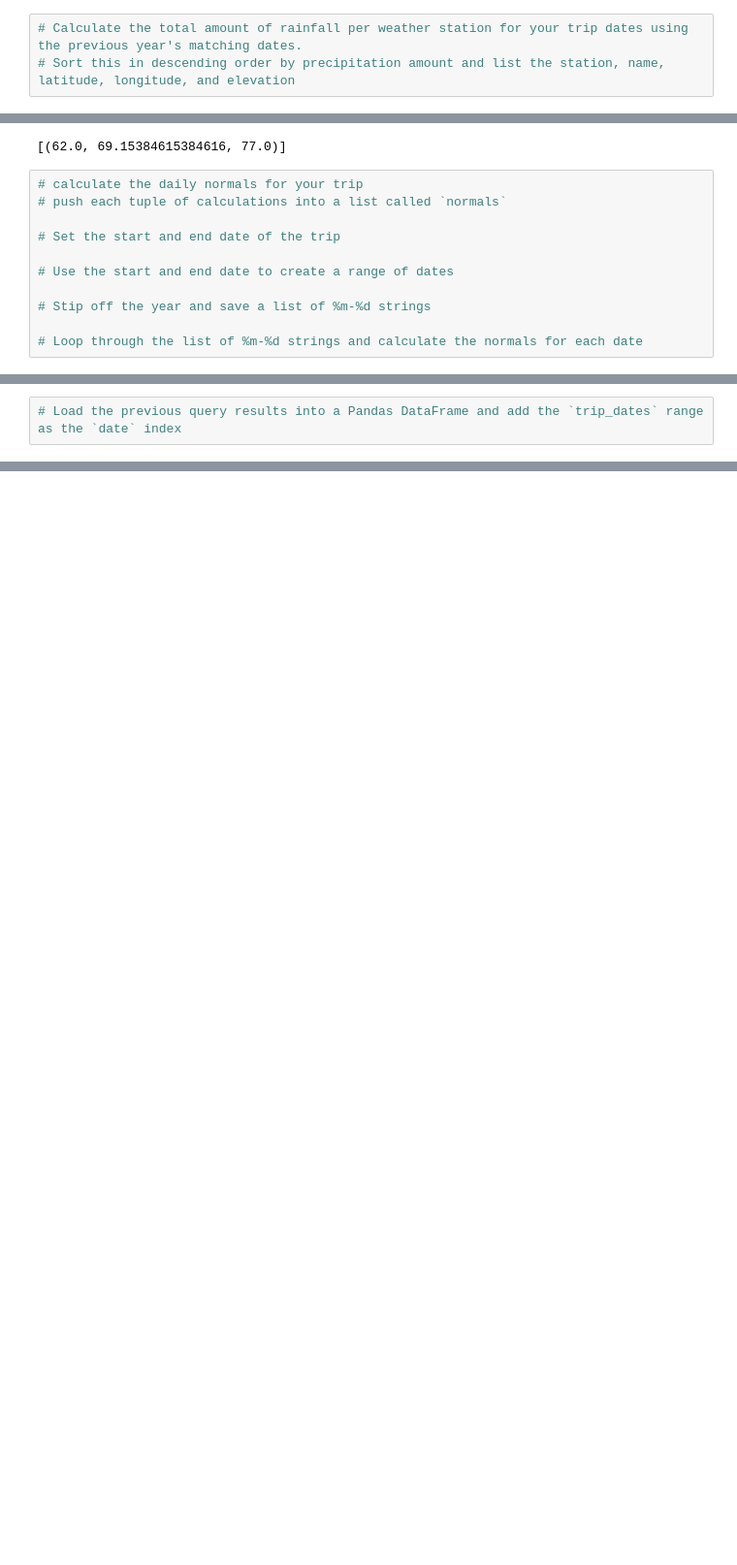
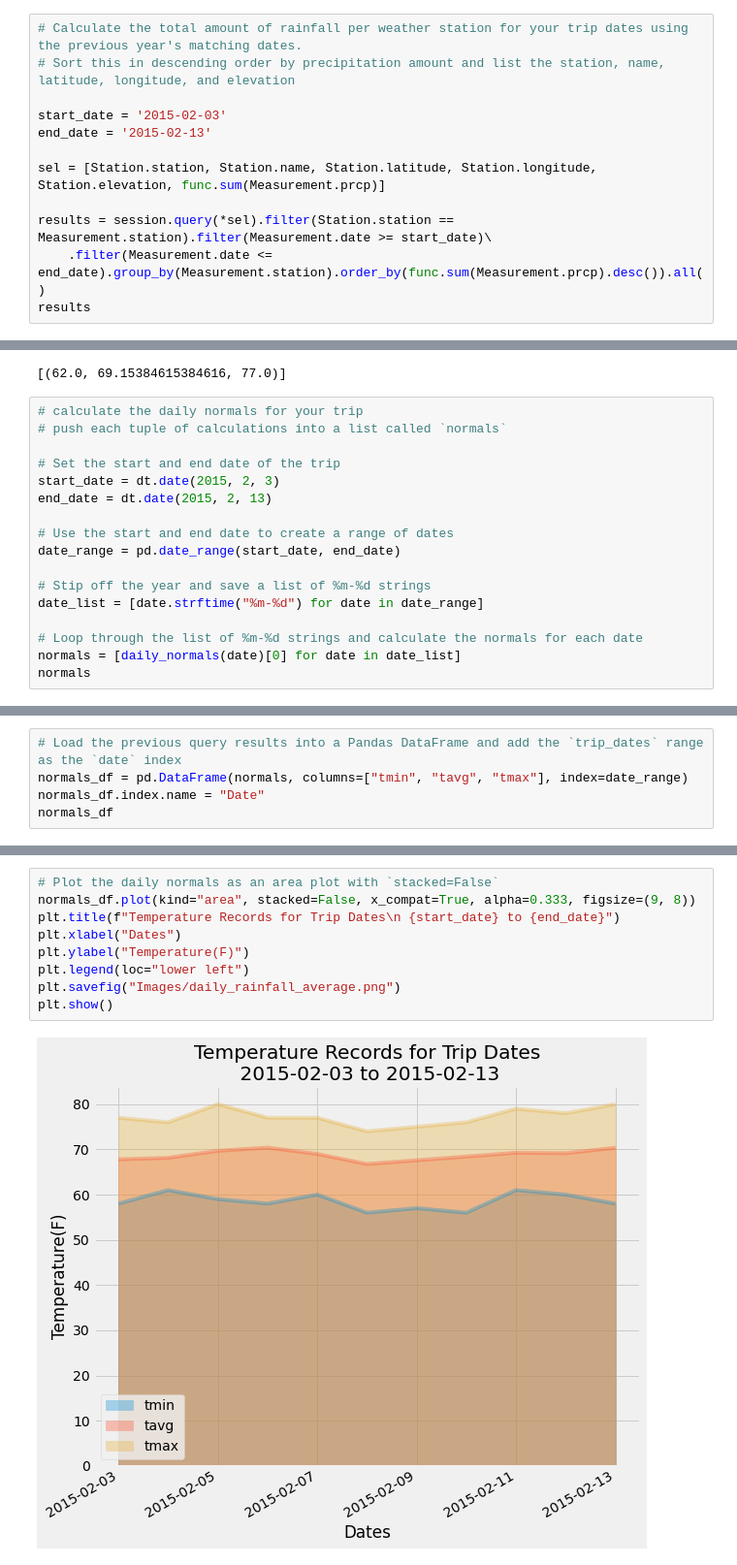
Before and after one commit to Alvin1359/hawaii-climate-analysis-sqlalchemy, a Jupyter notebook: climate_starter.ipynb, the cells around one changed output, grey strips where cells are left out. Shown: that part at 97% size. Cells and saved outputs as stored; diff of their text form; blank space fills up the shorter version.

```diff
--- a/climate_starter.ipynb
+++ b/climate_starter.ipynb
@@ -206,3 +224,12 @@ print(calc_temps('2012-02-28', '2012-03-05'))
 # %%
 # Calculate the total amount of rainfall per weather station for your trip dates using the previous year's matching dates.
 # Sort this in descending order by precipitation amount and list the station, name, latitude, longitude, and elevation
+
+start_date = '2015-02-03'
+end_date = '2015-02-13'
+
+sel = [Station.station, Station.name, Station.latitude, Station.longitude, Station.elevation, func.sum(Measurement.prcp)]
+
+results = session.query(*sel).filter(Station.station == Measurement.station).filter(Measurement.date >= start_date)\
+    .filter(Measurement.date <= end_date).group_by(Measurement.station).order_by(func.sum(Measurement.prcp).desc()).all()
+results
@@ -232,9 +277,15 @@ daily_normals("01-01")
 # push each tuple of calculations into a list called `normals`
 
 # Set the start and end date of the trip
+start_date = dt.date(2015, 2, 3)
+end_date = dt.date(2015, 2, 13)
 
 # Use the start and end date to create a range of dates
+date_range = pd.date_range(start_date, end_date)
 
 # Stip off the year and save a list of %m-%d strings
+date_list = [date.strftime("%m-%d") for date in date_range]
 
 # Loop through the list of %m-%d strings and calculate the normals for each date
+normals = [daily_normals(date)[0] for date in date_list]
+normals
@@ -241,2 +304,5 @@ daily_normals("01-01")
 # %%
 # Load the previous query results into a Pandas DataFrame and add the `trip_dates` range as the `date` index
+normals_df = pd.DataFrame(normals, columns=["tmin", "tavg", "tmax"], index=date_range)
+normals_df.index.name = "Date"
+normals_df
@@ -244,0 +323,11 @@ daily_normals("01-01")
+# %%
+# Plot the daily normals as an area plot with `stacked=False`
+normals_df.plot(kind="area", stacked=False, x_compat=True, alpha=0.333, figsize=(9, 8))
+plt.title(f"Temperature Records for Trip Dates\n {start_date} to {end_date}")
+plt.xlabel("Dates")
+plt.ylabel("Temperature(F)")
+plt.legend(loc="lower left")
+plt.savefig("Images/daily_rainfall_average.png")
+plt.show()
+# %% [output]
+[figure, added]
```
Also changed, not shown: parts of 9 cells of this notebook, 2 other files.
